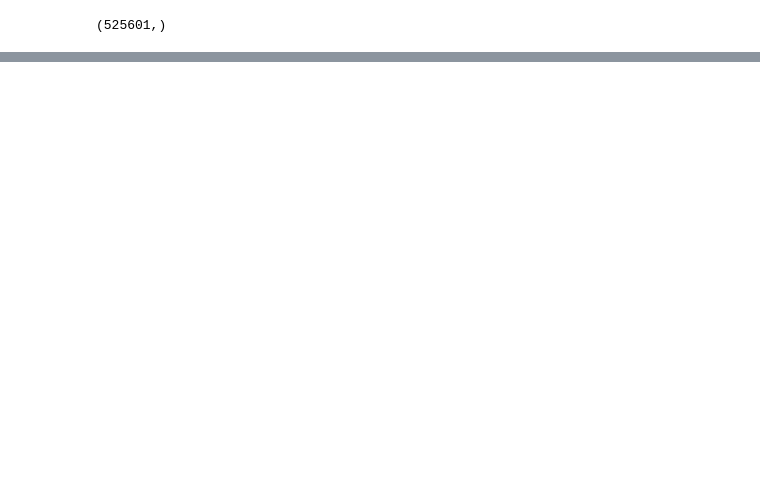
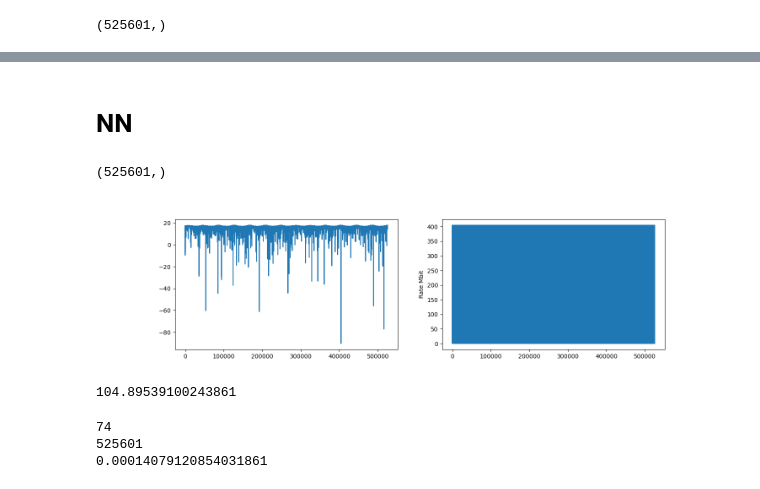
Before and after one commit to mani-sat/GODOTWork, a Jupyter notebook: rain_estimated.ipynb, the cells around one changed output, grey strips where cells are left out. Cells and saved outputs as stored; diff of their text form; code cells hidden in the pictures; blank space fills up the shorter version.

```diff
--- a/rain_estimated.ipynb
+++ b/rain_estimated.ipynb
@@ -224,0 +240,75 @@ with open('./tmp/rd.pickle', 'wb') as f:
+# %% [markdown]
+# NN
+# %%
+from tqdm import tqdm
+stat = 'NN11'
+nn = mani_rain.new_norcia
+link = mani_rain.link_budget_itu(nn, 100e6)
+
+# aau = mani_rain.station_t (
+#     lat = 57.014,
+#     lon = 9.986,
+#     height = 0.02,
+#     frequency = 32,
+#     gt = 41.55,
+#     diamaeter = 5.6)
+# link = mani_rain.link_budget_itu(aau, 50e6, link_margin=6)
+
+generator = np.random.default_rng()
+does_rain_p = generator.binomial(1, 0.028, res.get_length())
+
+hmr = generator.uniform(0.01, 2.8, sum(does_rain_p))
+idx = 0
+
+rainrates = np.empty_like(does_rain_p)
+for i, _ in enumerate(tqdm(rainrates)):
+    if does_rain_p[i] > 0:
+        link.rain_model.p = hmr[idx]
+        rainrates[i] = link.rain_model.rain_rate
+        idx += 1
+    else:
+        rainrates[i] = 0
+print(rainrates.shape)
+
+
+condition = res.above_elev(stat+'_elev', 10.0) & res.has([SEEnum.CLEAR_MOON_NN])
+
+st_snrs = np.empty(res.get_length())
+st_rates = np.empty(res.get_length())
+gw_snrs = np.empty(res.get_length())
+gw_rates = np.empty(res.get_length())
+
+for i in tqdm(range(res.get_length())):
+    dist = res.df.iloc[i][stat+'_dist'] * 1e3
+    elev = res.df.iloc[i][stat+'_elev']
+    if condition[i]:
+        st_snrs[i] = link.snr_at_t(dist, elev, rainrates[i])
+        st_rates[i] = link.dvb_s2_cap(st_snrs[i])
+    else:
+        st_snrs[i] = np.nan
+        st_rates[i] = 0
+
+%matplotlib widget
+fig = plt.figure(figsize=(15, 4))
+ax0, ax1 = fig.subplots(1,2)
+ax0.plot(st_snrs)
+ax1.plot(st_rates / 1e6)
+ax1.set_ylabel('Rate Mbit')
+plt.show()
+print(np.mean(st_rates) / 1e6)
+
+idx = 0
+condition = res.above_elev('NN11_elev', 10.0) & res.has([SEEnum.CLEAR_MOON_NN])
+for i in tqdm(range(len(condition))):
+    if (condition[i]) & (st_rates[i] == 0):
+        idx += 1
+print(idx)
+print(len(condition))
+print(idx / len(condition))
+# %% [output]
+(525601,)
+[figure, added]
+104.89539100243861
+74
+525601
+0.00014079120854031861
```
Also changed, not shown: parts of 16 cells of this notebook, 3 other files.
